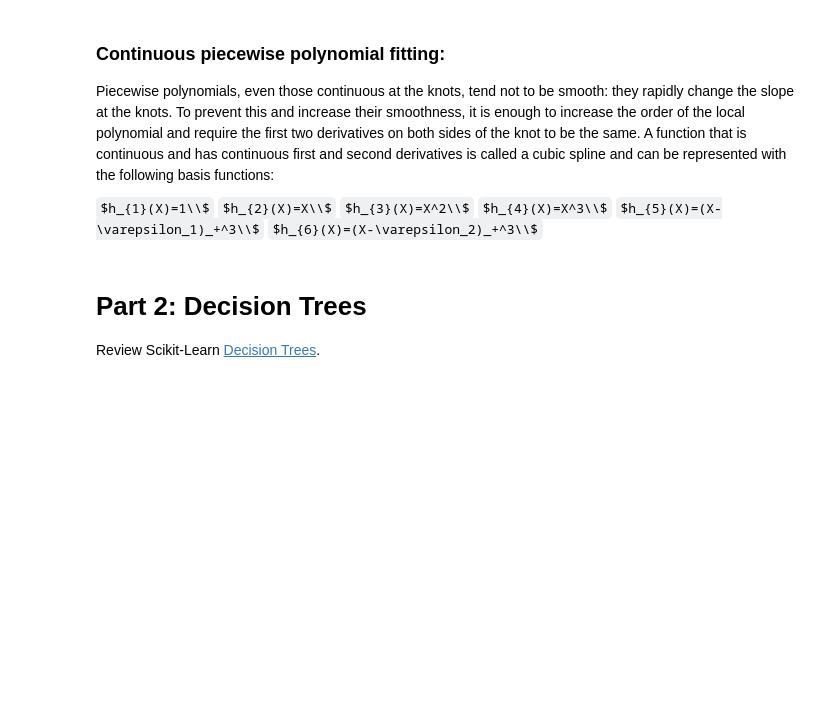
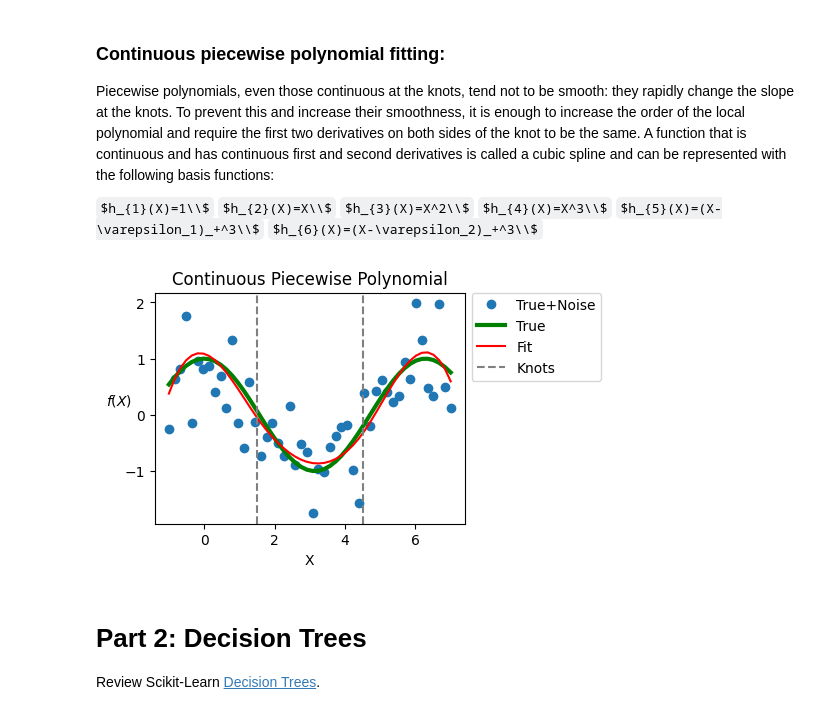
Before and after one commit to ParamvirSran/Machine-Learning, a Jupyter notebook: Labs/Lab_W10/Lab_W10_Incomplete.ipynb, the cells around one changed output. Cells and saved outputs as stored; diff of their text form; code cells hidden in the pictures; some formulas as TeX source; blank space fills up the shorter version.

```diff
--- a/Labs/Lab_W10/Lab_W10_Incomplete.ipynb
+++ b/Labs/Lab_W10/Lab_W10_Incomplete.ipynb
@@ -162,33 +180,37 @@ $h_{5}(X)=(X-\varepsilon_1)_+^3\\$
 $h_{6}(X)=(X-\varepsilon_2)_+^3\\$
 # %%
 # Construct H
-h1 = np.ones_like(x_true) # `ones_like` returns an array of ones with the same shape and type as `x_true`
+h1 = np.ones_like(
+    x_true
+)  # `ones_like` returns an array of ones with the same shape and type as `x_true`
 h2 = np.copy(x_true)
-h3 = h2 ** 2
-h4 = h2 ** 3
+h3 = h2**2
+h4 = h2**3
 h5 = np.where(x_true < x_knot_1, 0, (x_true - x_knot_1) ** 3)
 h6 = np.where(x_true < x_knot_2, 0, (x_true - x_knot_2) ** 3)
-H  = np.vstack((h1, h2, h3, h4, h5, h6)).T
+H = np.vstack((h1, h2, h3, h4, h5, h6)).T
 
 # Fit basis expansion via OLS
 HH = H.T @ H
 beta = np.linalg.solve(HH, H.T @ y_true)
 y_hat = H @ beta
 
 # Plot simulated data and cubic spline
 plt.figure(figsize=(4, 3))
-plt.plot(x_true, y_obs, 'o', label='True+Noise')
-plt.plot(x_true, y_true, linewidth=3, color='g', label='True')
-plt.plot(x_true, y_hat, color='r', label='Fit')
-plt.title('Continuous Piecewise Polynomial')
+plt.plot(x_true, y_obs, "o", label="True+Noise")
+plt.plot(x_true, y_true, linewidth=3, color="g", label="True")
+plt.plot(x_true, y_hat, color="r", label="Fit")
+plt.title("Continuous Piecewise Polynomial")
 
 # Plot knots
-plt.axvline(x=x_knot_1, c='gray', ls='--', label='Knots')
-plt.axvline(x=x_knot_2, c='gray', ls='--')
+plt.axvline(x=x_knot_1, c="gray", ls="--", label="Knots")
+plt.axvline(x=x_knot_2, c="gray", ls="--")
 plt.legend(bbox_to_anchor=(1, 1.03))
-plt.xlabel('X')
-plt.ylabel('$f(X)$', rotation=0)
+plt.xlabel("X")
+plt.ylabel("$f(X)$", rotation=0)
 plt.show()
+# %% [output]
+[figure, added]
 # %% [markdown]
 # Part 2: Decision Trees
 
```
Also changed, not shown: parts of 39 cells of this notebook.
